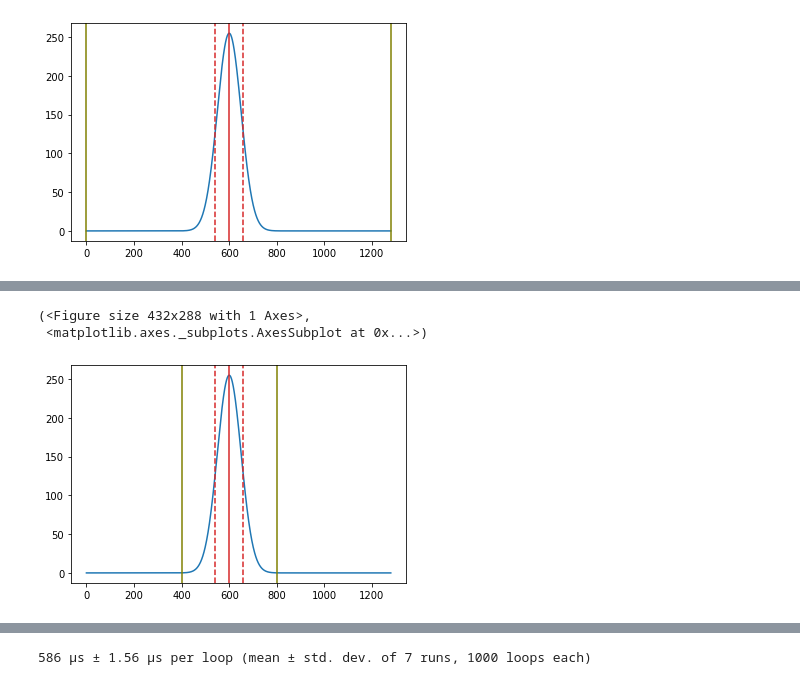
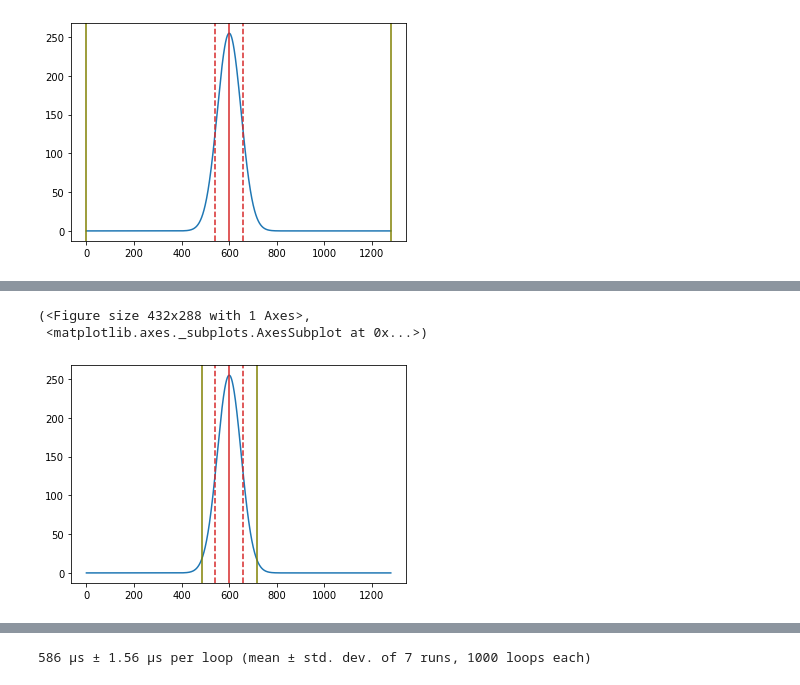
Before and after one commit to lnls-fac/mathphys, a Jupyter notebook: scripts/images.ipynb, the cells around one changed output, grey strips where cells are left out. Cells and saved outputs as stored; diff of their text form; code cells hidden in the pictures.

```diff
--- a/scripts/images.ipynb
+++ b/scripts/images.ipynb
@@ -454,7 +497,7 @@ roi_fit_err     : 0.5644299037840311 %
  <matplotlib.axes._subplots.AxesSubplot at 0x...>)
 [figure]
 # %%
-img.roi = [400, 800]
+img.update_roi_with_fwhm(fwhm_factor=2)
 print(img)
 img.imshow()
 # %% [output]
@@ -475,3 +518,3 @@ roi_fit_err     : 1.3861478832539313e-13 %
 (<Figure size 432x288 with 1 Axes>,
  <matplotlib.axes._subplots.AxesSubplot at 0x...>)
-[figure, old version]
+[figure, new version]
```
Also changed, not shown: parts of 10 cells of this notebook, 1 other file.
